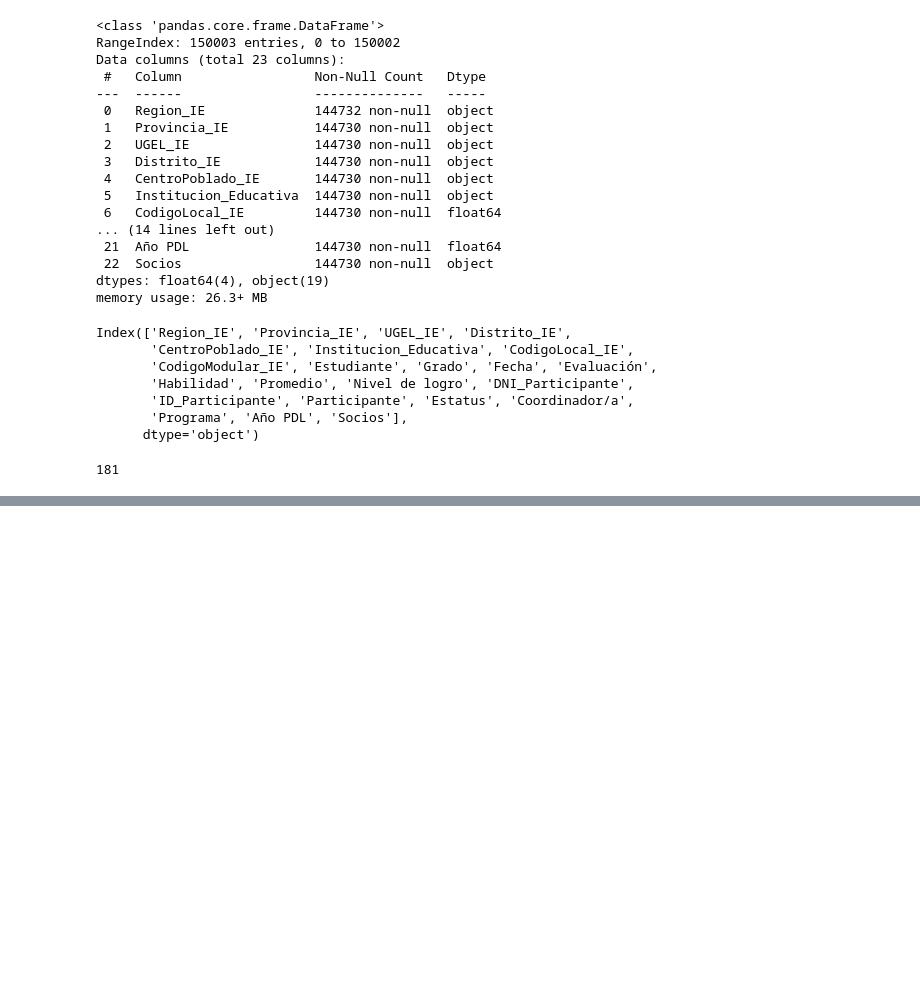
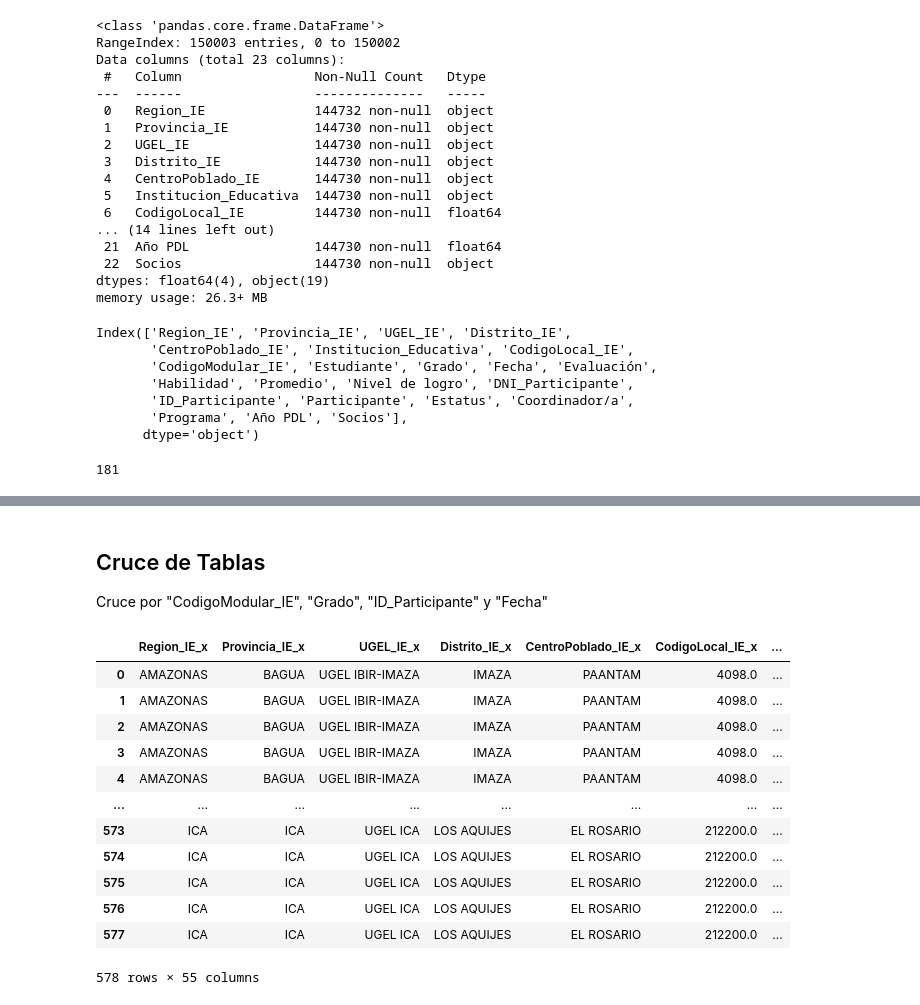
Before and after one commit to Raxcsu/breit-project, a Jupyter notebook: notebook/2 main.ipynb, the cells around one changed output, grey strips where cells are left out. Saved outputs shown, nothing was run; the diff lists cells and outputs as text; code cells hidden in the pictures; blank space fills up the shorter version.

```diff
--- a/notebook/2 main.ipynb
+++ b/notebook/2 main.ipynb
@@ -132,0 +276,22 @@ print(len(df_socioemocional_ID_Participante))
+# %% [markdown]
+## Cruce de Tablas
+
+Cruce por "CodigoModular_IE", "Grado", "ID_Participante" y "Fecha"
+# %%
+merged_df = result_aca.merge(result, on=["CodigoModular_IE", "Grado", "ID_Participante","Fecha"], how="inner")
+merged_df = merged_df.merge(result_cli, on=["CodigoModular_IE", "Grado", "ID_Participante","Fecha"], how="inner")
+merged_df
+# %% [output]
+|  | Region_IE_x | Provincia_IE_x | UGEL_IE_x | Distrito_IE_x | CentroPoblado_IE_x | CodigoLocal_IE_x | ... |
+| 0 | AMAZONAS | BAGUA | UGEL IBIR-IMAZA | IMAZA | PAANTAM | 4098.0 | ... |
+| 1 | AMAZONAS | BAGUA | UGEL IBIR-IMAZA | IMAZA | PAANTAM | 4098.0 | ... |
+| 2 | AMAZONAS | BAGUA | UGEL IBIR-IMAZA | IMAZA | PAANTAM | 4098.0 | ... |
+| 3 | AMAZONAS | BAGUA | UGEL IBIR-IMAZA | IMAZA | PAANTAM | 4098.0 | ... |
+| 4 | AMAZONAS | BAGUA | UGEL IBIR-IMAZA | IMAZA | PAANTAM | 4098.0 | ... |
+| ... | ... | ... | ... | ... | ... | ... | ... |
+| 573 | ICA | ICA | UGEL ICA | LOS AQUIJES | EL ROSARIO | 212200.0 | ... |
+| 574 | ICA | ICA | UGEL ICA | LOS AQUIJES | EL ROSARIO | 212200.0 | ... |
+| 575 | ICA | ICA | UGEL ICA | LOS AQUIJES | EL ROSARIO | 212200.0 | ... |
+| 576 | ICA | ICA | UGEL ICA | LOS AQUIJES | EL ROSARIO | 212200.0 | ... |
+| 577 | ICA | ICA | UGEL ICA | LOS AQUIJES | EL ROSARIO | 212200.0 | ... |
+578 rows × 55 columns
```
Also changed, not shown: parts of 20 cells of this notebook.
